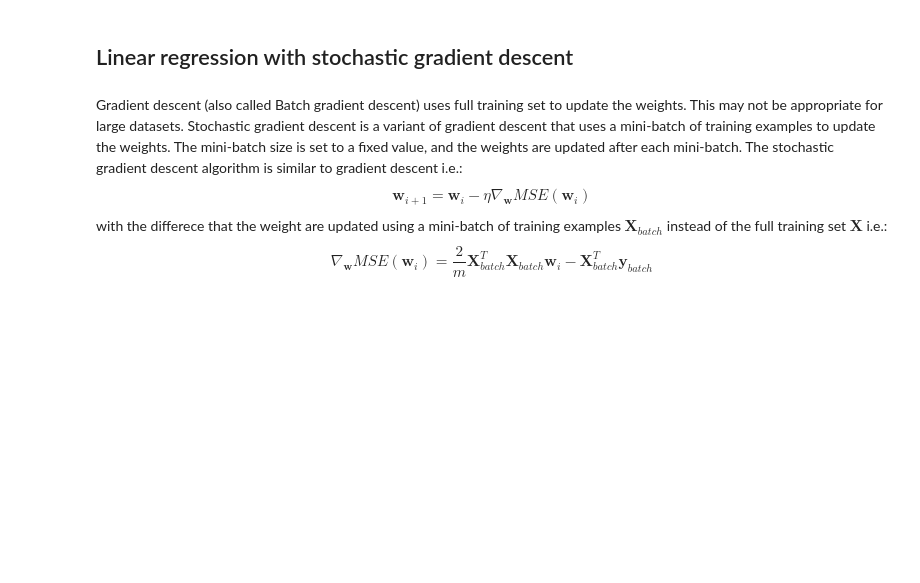
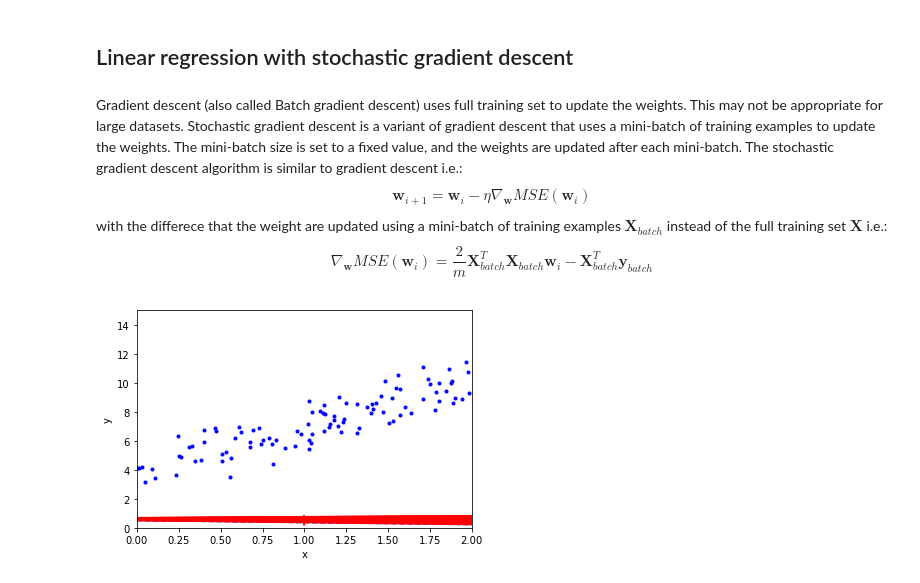
Before and after one commit to yaredwb/SandBox, a Jupyter notebook: linear_regression.ipynb, the cells around one changed output. Cells and saved outputs as stored; diff of their text form; code cells hidden in the pictures; blank space fills up the shorter version.

```diff
--- a/linear_regression.ipynb
+++ b/linear_regression.ipynb
@@ -158,3 +158,42 @@ with the differece that the weight are updated using a mini-batch of training ex
 $$
 \nabla_{\pmb{w}} MSE(\pmb{w}_{i}) = \frac{2}{m} \pmb{X}_{batch}^T \pmb{X}_{batch} \pmb{w}_{i} - \pmb{X}_{batch}^T \pmb{y}_{batch}
 $$
+# %%
+# Function to schedule the learning rate
+def schedule_eta(x):
+    return 5 / (x + 50)
+# %%
+# Stochastic Gradient Descent function
+w_path_sgd = []
+def plot_stochastic_gradient_descent(w, epochs, w_path_sgd=None):
+    plt.plot(X, y, "b.")
+    plt.xlabel("x")
+    plt.ylabel("y")
+    for epoch in range(epochs):
+        for i in range(m):
+            if epoch == 0 and i < 20:
+                y_predict = X_test_mod.dot(w)
+                style = "r-" if i > 0 else "b--"
+                plt.plot(X_test_mod, y_predict, style)
+            # Randomly select a training example
+            random_index = np.random.randint(m)
+            X_batch = X_mod[random_index:random_index + 1]
+            y_batch = y[random_index:random_index + 1]
+            # Calculate the gradients
+            grads = (2 / m) * X_batch.T.dot(X_batch.dot(w) - y_batch)
+            # Get the current learning rate
+            eta = schedule_eta(epoch * m + i)
+            # Update the weights
+            w = w - eta * grads
+            # Store the weights after each epoch
+            if w_path_sgd is not None:
+                w_path_sgd.append(w)
+    plt.axis([0, 2, 0, 15])
+# %%
+np.random.seed(42)
+w = np.random.randn(2, 1)
+m = len(X_mod)
+epochs = 50
+plot_stochastic_gradient_descent(w, epochs=epochs)
+# %% [output]
+[figure, added]
```
Also changed, not shown: parts of 11 cells of this notebook.
